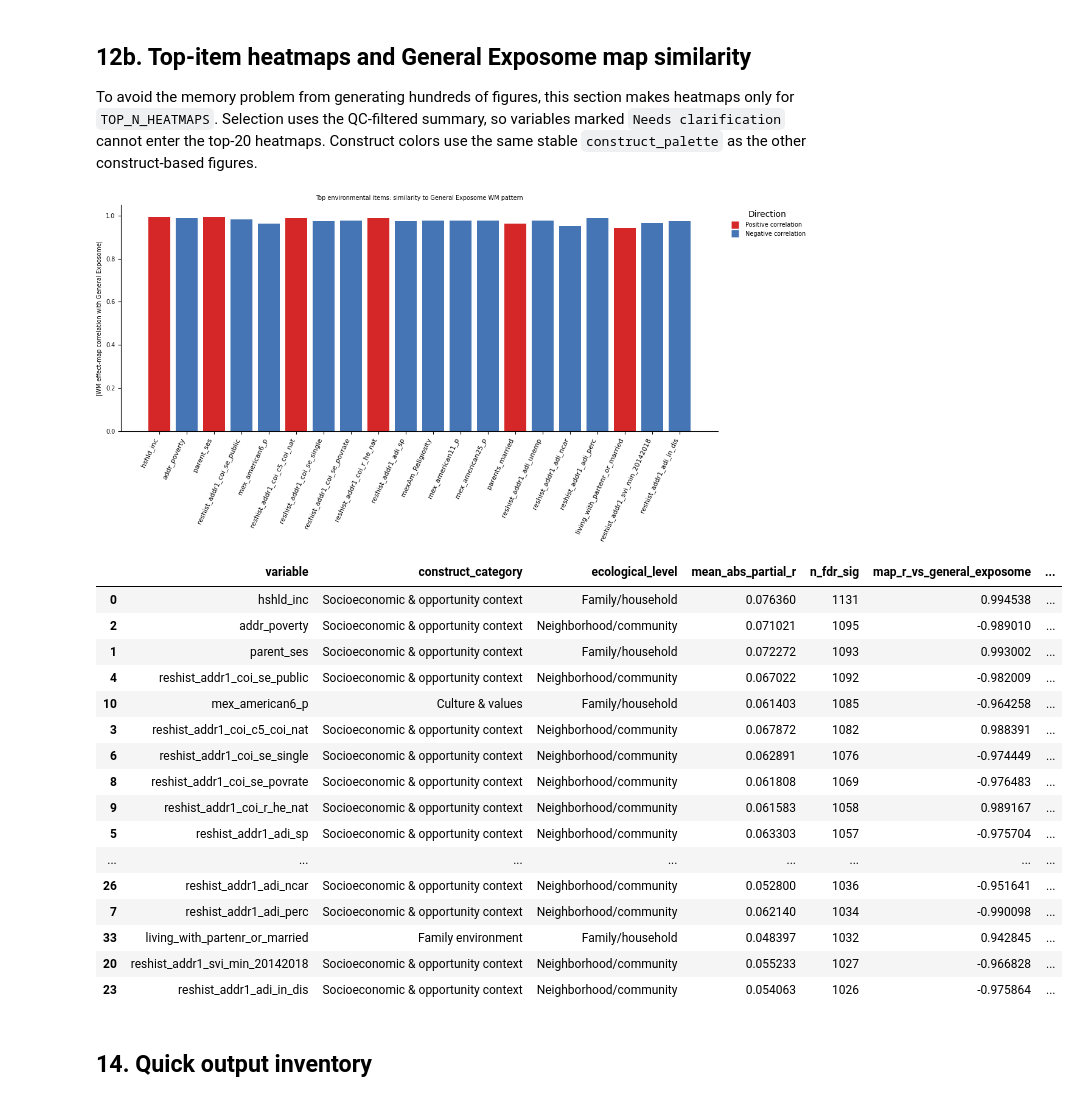
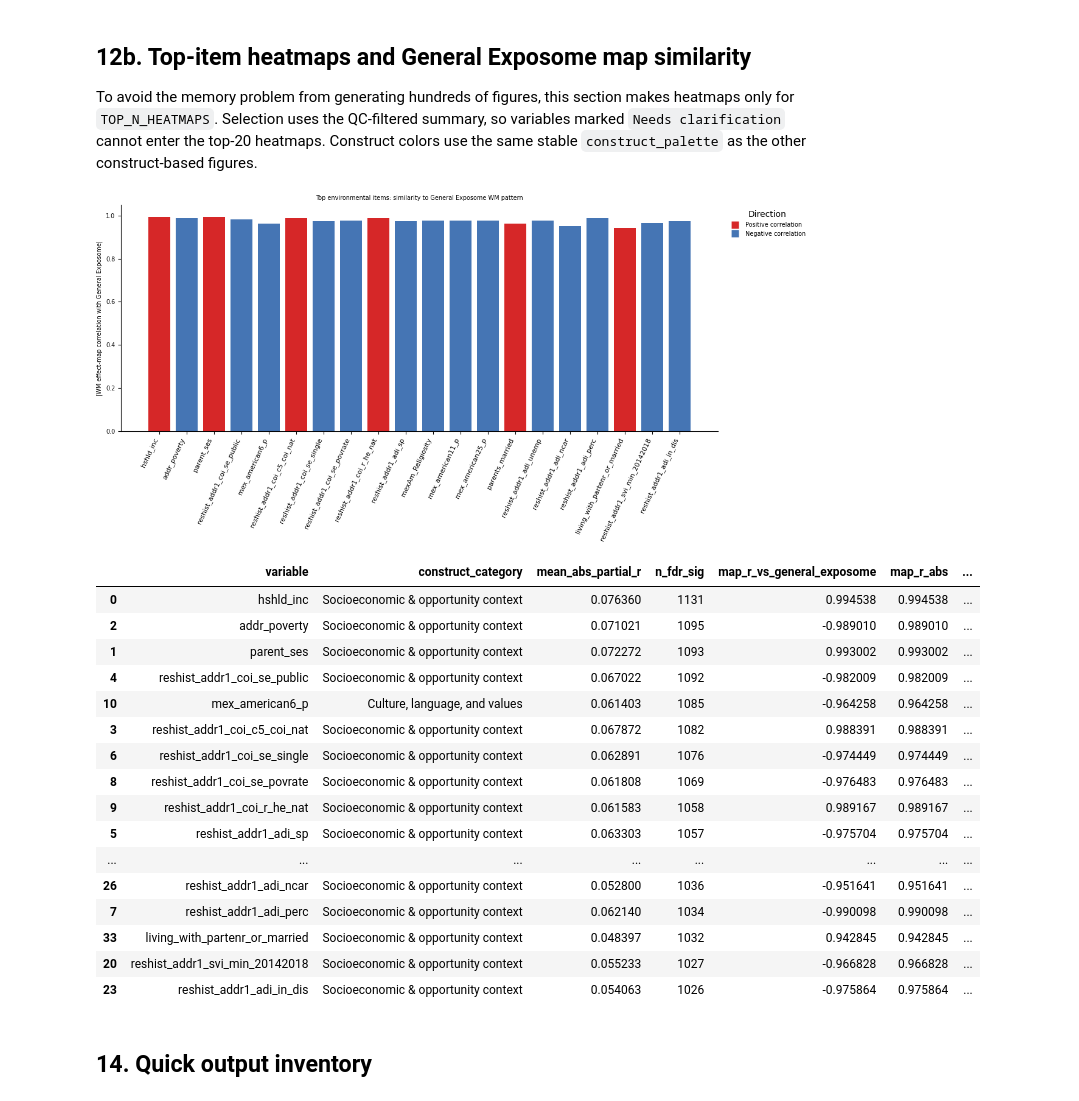
Before and after one commit to PennLINC/macedo_wm_exposome, a Jupyter notebook: code/Figure_3_Environmental_Items_Mass_Univariate.ipynb, the cells around one changed output. Drawn from its saved outputs; the diff is of its cells as text; code cells hidden in the pictures.

```diff
--- a/code/Figure_3_Environmental_Items_Mass_Univariate_dfA_all_participants_fixed_plots.ipynb
+++ b/code/Figure_3_Environmental_Items_Mass_Univariate.ipynb
@@ -34,7 +32,8 @@ HEATMAP_DIR.mkdir(parents=True,exist_ok=True)
 IMAGING_FILE=RESULTS_DIR/"dfFULL_macro_plus_NODDI_12_10.csv"
 MATCHED_GROUP_FILTER=None
 ITEM_FILE=INPUT_DIR/"ABCD_to_send.csv"
-QC_MAPPING_FILE=INPUT_DIR/"environmental_item_construct_ecological_qc_v3_final.csv"
+# QC_MAPPING_FILE=INPUT_DIR/"environmental_item_construct_ecological_qc_v3_final.csv"
+QC_MAPPING_FILE=INPUT_DIR/"environmental_item_construct.xlsx"
 BASELINE_EVENT="baseline_year_1_arm_1"
 
 NUISANCE_COLS=["age","sex","t1post_dwi_contrast"]
@@ -573,11 +566,18 @@ results_long=pd.concat(all_results,ignore_index=True) if all_results else pd.Dat
 summary=pd.DataFrame(summary_rows)
 skipped=pd.DataFrame(skipped)
 
-# Attach finalized QC labels after modeling; the regressions above are unchanged.
-summary=summary.merge(qc_map[["variable","construct_category","ecological_level"]],on="variable",how="left",validate="one_to_one")
-if summary[["construct_category","ecological_level"]].isna().any(axis=1).any():
-    unmapped=summary.loc[summary[["construct_category","ecological_level"]].isna().any(axis=1),"variable"].tolist()
-    raise ValueError(f"Modeled variables missing finalized QC labels: {unmapped[:20]}")
+# Attach finalized construct labels after modeling; the regressions above are unchanged.
+summary=summary.merge(
+    qc_map[["variable","construct_category"]],
+    on="variable",
+    how="left",
+    validate="one_to_one"
+)
+
+if summary["construct_category"].isna().any():
+    unmapped=summary.loc[summary["construct_category"].isna(),"variable"].tolist()
+    raise ValueError(f"Modeled variables missing finalized construct labels: {unmapped[:20]}")
+
 summary["abs_map_r_vs_general_exposome"]=summary["map_r_vs_general_exposome"].abs()
 summary["rank_mean_abs_r"]=summary["mean_abs_partial_r"].rank(method="min",ascending=False).astype(int)
 summary["rank_n_fdr"]=summary["n_fdr_sig"].rank(method="min",ascending=False).astype(int)
@@ -600,10 +600,6 @@ print("Modeled Needs clarification items excluded downstream:",len(summary)-len(
 print("Skipped items:",len(skipped))
 print("\nConstruct-category counts among retained modeled items:")
 display(summary_plot["construct_category"].value_counts().rename_axis("construct_category").reset_index(name="n"))
-print("\nEcological-level counts among retained modeled items:")
-display(summary_plot["ecological_level"].value_counts().rename_axis("ecological_level").reset_index(name="n"))
-print("\nConstruct category x ecological level:")
-display(pd.crosstab(summary_plot["construct_category"],summary_plot["ecological_level"]).reindex(index=construct_order,columns=ecological_order,fill_value=0))
 
 display(summary_plot.head(30))
 if len(skipped):
@@ -1360,51 +1417,51 @@ ax.set_ylim(0,1.05)
 ax.set_ylabel("|WM effect-map correlation with General Exposome|")
 ax.set_xlabel("")
 ax.set_title("Top environmental items: similarity to General Exposome WM pattern")
 ax.set_xticks(x)
 ax.set_xticklabels(top_corr["variable"],rotation=65,ha="right",fontsize=8)
 
 direction_handles=[
     plt.Line2D([0],[0],marker="s",linestyle="",markersize=9,
                markerfacecolor=direction_colors["Positive"],markeredgecolor="none",
                label="Positive correlation"),
     plt.Line2D([0],[0],marker="s",linestyle="",markersize=9,
                markerfacecolor=direction_colors["Negative"],markeredgecolor="none",
                label="Negative correlation")
 ]
 
 ax.legend(handles=direction_handles,title="Direction",
           bbox_to_anchor=(1.01,1),loc="upper left",frameon=False)
 
 sns.despine()
 plt.tight_layout()
 
 fig.savefig(OUT_DIR/"top_items_map_correlation_with_general_exposome.png",dpi=400,bbox_inches="tight")
 fig.savefig(OUT_DIR/"top_items_map_correlation_with_general_exposome.svg",bbox_inches="tight")
 plt.show()
 
 display(top_corr[[
-    "variable","construct_category","ecological_level","mean_abs_partial_r","n_fdr_sig",
+    "variable","construct_category","mean_abs_partial_r","n_fdr_sig",
     "map_r_vs_general_exposome","map_r_abs","map_direction"
 ]])
 # %% [output]
 [figure]
-|  | variable | construct_category | ecological_level | mean_abs_partial_r | n_fdr_sig | map_r_vs_general_exposome | ... |
-| 0 | hshld_inc | Socioeconomic & opportunity context | Family/household | 0.076360 | 1131 | 0.994538 | ... |
-| 2 | addr_poverty | Socioeconomic & opportunity context | Neighborhood/community | 0.071021 | 1095 | -0.989010 | ... |
-| 1 | parent_ses | Socioeconomic & opportunity context | Family/household | 0.072272 | 1093 | 0.993002 | ... |
-| 4 | reshist_addr1_coi_se_public | Socioeconomic & opportunity context | Neighborhood/community | 0.067022 | 1092 | -0.982009 | ... |
-| 10 | mex_american6_p | Culture & values | Family/household | 0.061403 | 1085 | -0.964258 | ... |
-| 3 | reshist_addr1_coi_c5_coi_nat | Socioeconomic & opportunity context | Neighborhood/community | 0.067872 | 1082 | 0.988391 | ... |
-| 6 | reshist_addr1_coi_se_single | Socioeconomic & opportunity context | Neighborhood/community | 0.062891 | 1076 | -0.974449 | ... |
-| 8 | reshist_addr1_coi_se_povrate | Socioeconomic & opportunity context | Neighborhood/community | 0.061808 | 1069 | -0.976483 | ... |
-| 9 | reshist_addr1_coi_r_he_nat | Socioeconomic & opportunity context | Neighborhood/community | 0.061583 | 1058 | 0.989167 | ... |
-| 5 | reshist_addr1_adi_sp | Socioeconomic & opportunity context | Neighborhood/community | 0.063303 | 1057 | -0.975704 | ... |
+|  | variable | construct_category | mean_abs_partial_r | n_fdr_sig | map_r_vs_general_exposome | map_r_abs | ... |
+| 0 | hshld_inc | Socioeconomic & opportunity context | 0.076360 | 1131 | 0.994538 | 0.994538 | ... |
+| 2 | addr_poverty | Socioeconomic & opportunity context | 0.071021 | 1095 | -0.989010 | 0.989010 | ... |
+| 1 | parent_ses | Socioeconomic & opportunity context | 0.072272 | 1093 | 0.993002 | 0.993002 | ... |
+| 4 | reshist_addr1_coi_se_public | Socioeconomic & opportunity context | 0.067022 | 1092 | -0.982009 | 0.982009 | ... |
+| 10 | mex_american6_p | Culture, language, and values | 0.061403 | 1085 | -0.964258 | 0.964258 | ... |
+| 3 | reshist_addr1_coi_c5_coi_nat | Socioeconomic & opportunity context | 0.067872 | 1082 | 0.988391 | 0.988391 | ... |
+| 6 | reshist_addr1_coi_se_single | Socioeconomic & opportunity context | 0.062891 | 1076 | -0.974449 | 0.974449 | ... |
+| 8 | reshist_addr1_coi_se_povrate | Socioeconomic & opportunity context | 0.061808 | 1069 | -0.976483 | 0.976483 | ... |
+| 9 | reshist_addr1_coi_r_he_nat | Socioeconomic & opportunity context | 0.061583 | 1058 | 0.989167 | 0.989167 | ... |
+| 5 | reshist_addr1_adi_sp | Socioeconomic & opportunity context | 0.063303 | 1057 | -0.975704 | 0.975704 | ... |
 | ... | ... | ... | ... | ... | ... | ... | ... |
-| 26 | reshist_addr1_adi_ncar | Socioeconomic & opportunity context | Neighborhood/community | 0.052800 | 1036 | -0.951641 | ... |
-| 7 | reshist_addr1_adi_perc | Socioeconomic & opportunity context | Neighborhood/community | 0.062140 | 1034 | -0.990098 | ... |
-| 33 | living_with_partenr_or_married | Family environment | Family/household | 0.048397 | 1032 | 0.942845 | ... |
-| 20 | reshist_addr1_svi_min_20142018 | Socioeconomic & opportunity context | Neighborhood/community | 0.055233 | 1027 | -0.966828 | ... |
-| 23 | reshist_addr1_adi_in_dis | Socioeconomic & opportunity context | Neighborhood/community | 0.054063 | 1026 | -0.975864 | ... |
+| 26 | reshist_addr1_adi_ncar | Socioeconomic & opportunity context | 0.052800 | 1036 | -0.951641 | 0.951641 | ... |
+| 7 | reshist_addr1_adi_perc | Socioeconomic & opportunity context | 0.062140 | 1034 | -0.990098 | 0.990098 | ... |
+| 33 | living_with_partenr_or_married | Socioeconomic & opportunity context | 0.048397 | 1032 | 0.942845 | 0.942845 | ... |
+| 20 | reshist_addr1_svi_min_20142018 | Socioeconomic & opportunity context | 0.055233 | 1027 | -0.966828 | 0.966828 | ... |
+| 23 | reshist_addr1_adi_in_dis | Socioeconomic & opportunity context | 0.054063 | 1026 | -0.975864 | 0.975864 | ... |
 # %% [markdown]
 ## 14. Quick output inventory
 # %%
```
Also changed, not shown: parts of 12 cells of this notebook.
